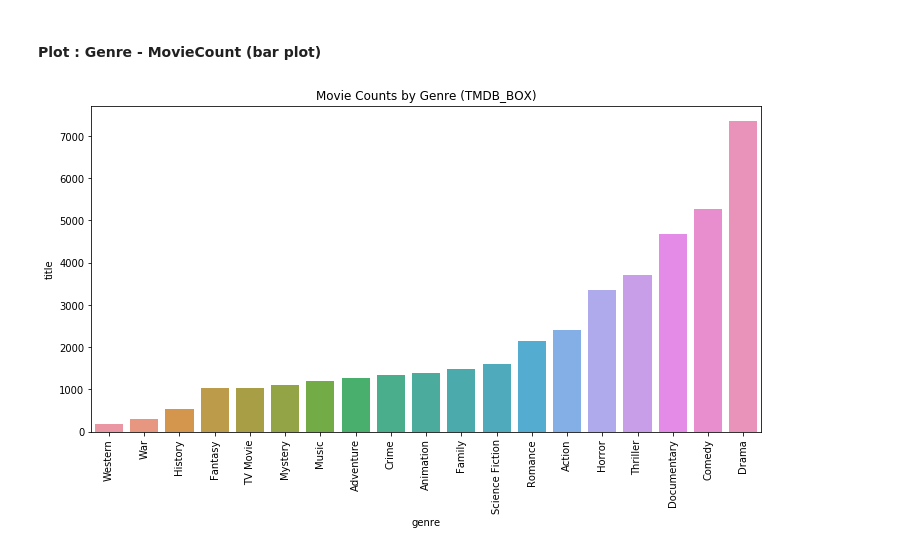
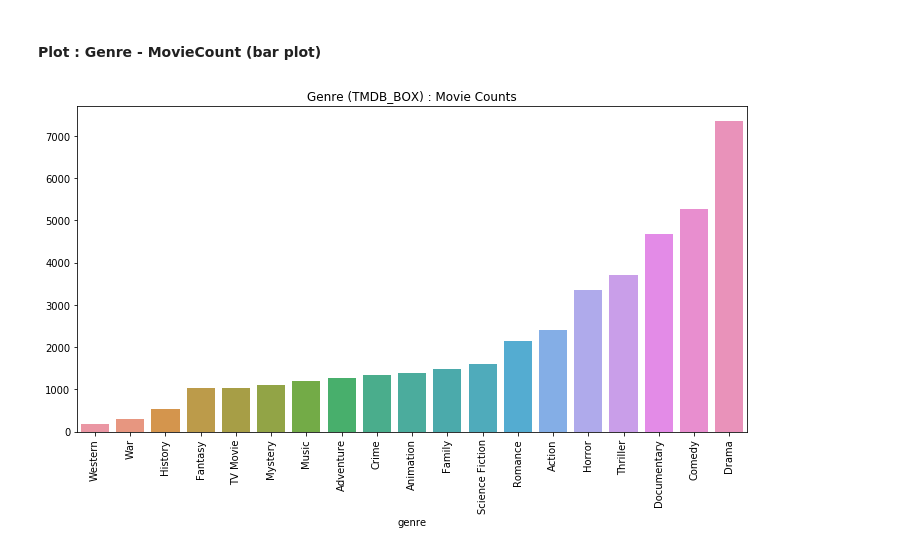
Before and after one commit to nateej1/Movie-Industry-Analysis-Exercise, a Jupyter notebook: TL-4-tmdb_box_Genre.ipynb, the cells around one changed output. Saved outputs shown, nothing was run; the diff lists cells and outputs as text; code cells hidden in the pictures.

```diff
--- a/TL-4-tmdb_box_Genre.ipynb
+++ b/TL-4-tmdb_box_Genre.ipynb
@@ -10,7 +10,7 @@ import seaborn as sns
 # %% [markdown]
 ## Load Data
 # %%
-tmdb_box = pd.read_csv('tmdb_box_merge.csv')
+tmdb_box = pd.read_csv('tmdb_box_merge_new.csv')
 # %% [markdown]
 ## Data Processing
 # %%
@@ -22,6 +22,6 @@ tmdb_box.head(2)
 # %%
 # drop 'Unnamed: 0' col
-tmdb_box.drop(columns=['Unnamed: 0'], inplace=True)
+#tmdb_box.drop(columns=['Unnamed: 0'], inplace=True)
 # %% [markdown]
 ### Parsing Genre
 # %% [markdown]
@@ -171,12 +175,13 @@ plt.title('Movie_avg_domestic_gross by Genre (TMDB_BOX)');
 # %%
 fig, ax = plt.subplots(figsize = (12,6))
 #data
-data = genre_group.count().sort_values('title')
-#sns
+data_count = genre_group.count().sort_values('title')['title'] #movie count
+#sns - movie count
 sns.barplot(ax = ax,
-            x = data.index,
-            y = data.title)
+            x = data_count.index,
+            y = data_count.values)
+# plt format
 plt.xticks(rotation='vertical')
-plt.title('Movie Counts by Genre (TMDB_BOX)');
+plt.title('Genre (TMDB_BOX) : Movie Counts');
 # %% [output]
-[figure, old version]
+[figure, new version]
```
Also changed, not shown: parts of 14 cells of this notebook.
